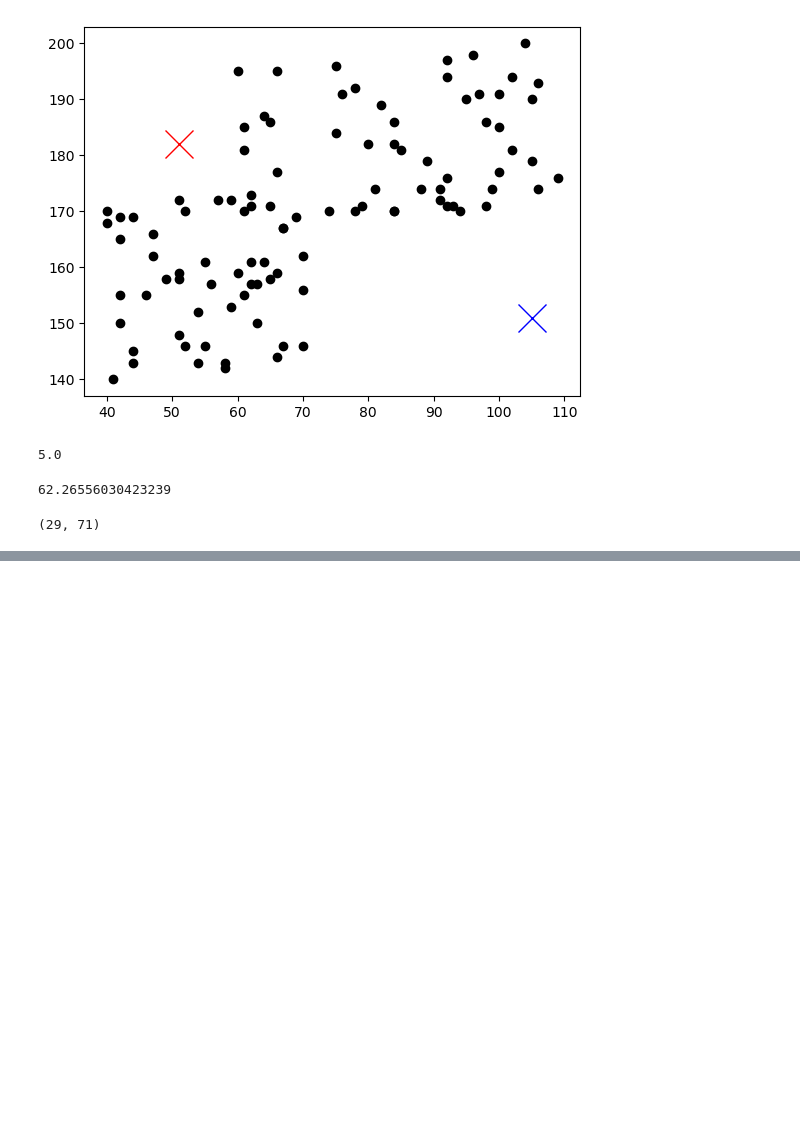
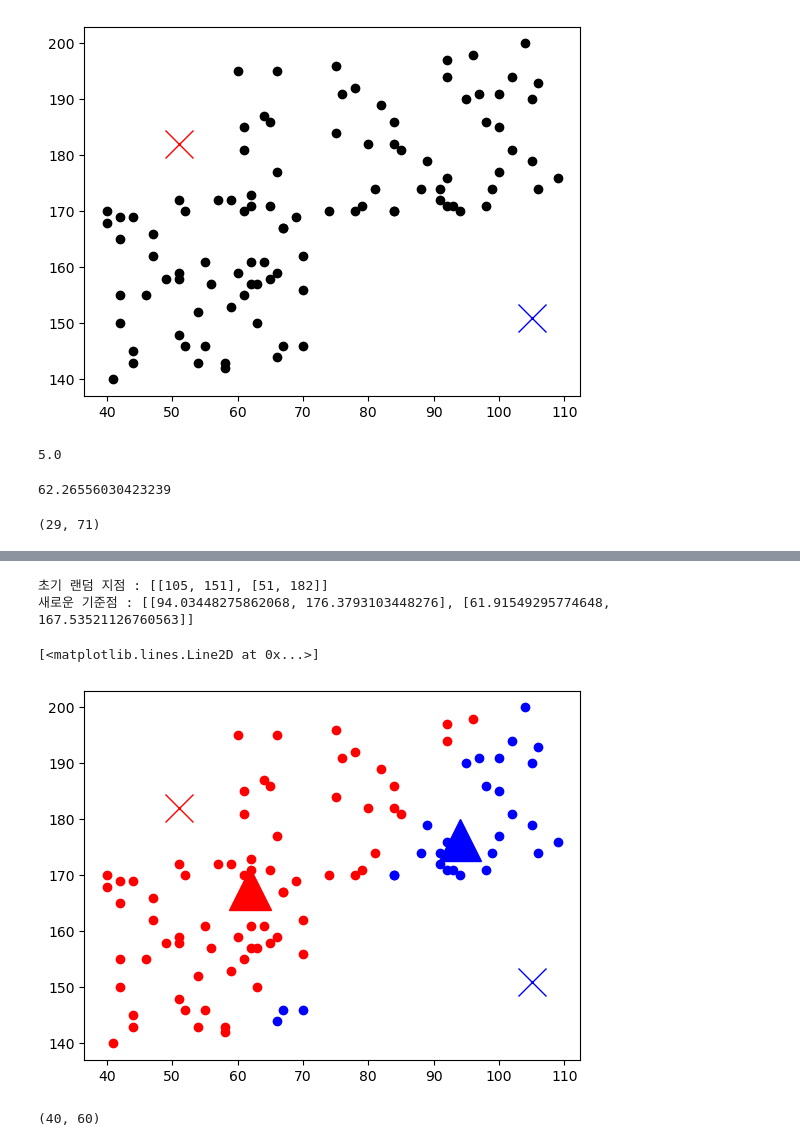
Before and after one commit to yisy0703/ai, a Jupyter notebook: source/08_DeepLearning/05_군집분석.ipynb, the cells around one changed output, grey strips where cells are left out. Cells and saved outputs as stored; diff of their text form; code cells hidden in the pictures; blank space fills up the shorter version.

```diff
--- a/source/08_DeepLearning/05_군집분석.ipynb
+++ b/source/08_DeepLearning/05_군집분석.ipynb
@@ -98,0 +107,40 @@ len(group0), len(group1)
+# %%
+print('초기 랜덤 지점 :', random_points)
+# group0의 중심점과 group1의 중심점으로 만들어진 new_points 할당
+sumX=0; sumY=0
+for g in group0:
+    sumX += g[0] # x축값 누적
+    sumY += g[1]
+new_points = [] # 새로운 기준점
+new_points.append([sumX/len(group0), sumY/len(group0)]) #group0의 중간지점
+sumX=0; sumY=0
+for g in group1:
+    sumX += g[0]
+    sumY += g[1]
+new_points.append([sumX/len(group1), sumY/len(group1)]) # group1의 중간지점
+print('새로운 기준점 :', new_points)
+# %% [output]
+초기 랜덤 지점 : [[105, 151], [51, 182]]
+새로운 기준점 : [[94.03448275862068, 176.3793103448276], [61.91549295774648, 167.53521126760563]]
+# %%
+plt.plot(random_points[0][0], random_points[0][1], 'x', color='b', markersize=20)
+plt.plot(random_points[1][0], random_points[1][1], 'x', color='r', markersize=20)
+plt.plot([d[0] for d in group0], [d[1] for d in group0], 'o', color='b')
+plt.plot([d[0] for d in group1], [d[1] for d in group1], 'o', color='r')
+plt.plot(new_points[0][0], new_points[0][1], '^', color='b', markersize=30)
+plt.plot(new_points[1][0], new_points[1][1], '^', color='r', markersize=30)
+# %% [output]
+[<matplotlib.lines.Line2D at 0x...>]
+[figure, added]
+# %%
+# new_points[0]과 new_points[1]을 두 영역을 나눔
+group0 = []
+group1 = []
+for d in data:
+    if dist(new_points[0], d) < dist(new_points[1], d):
+        group0.append(d)
+    else:
+        group1.append(d)
+len(group0), len(group1)
+# %% [output]
+(40, 60)
```
Also changed, not shown: parts of 5 cells of this notebook.
